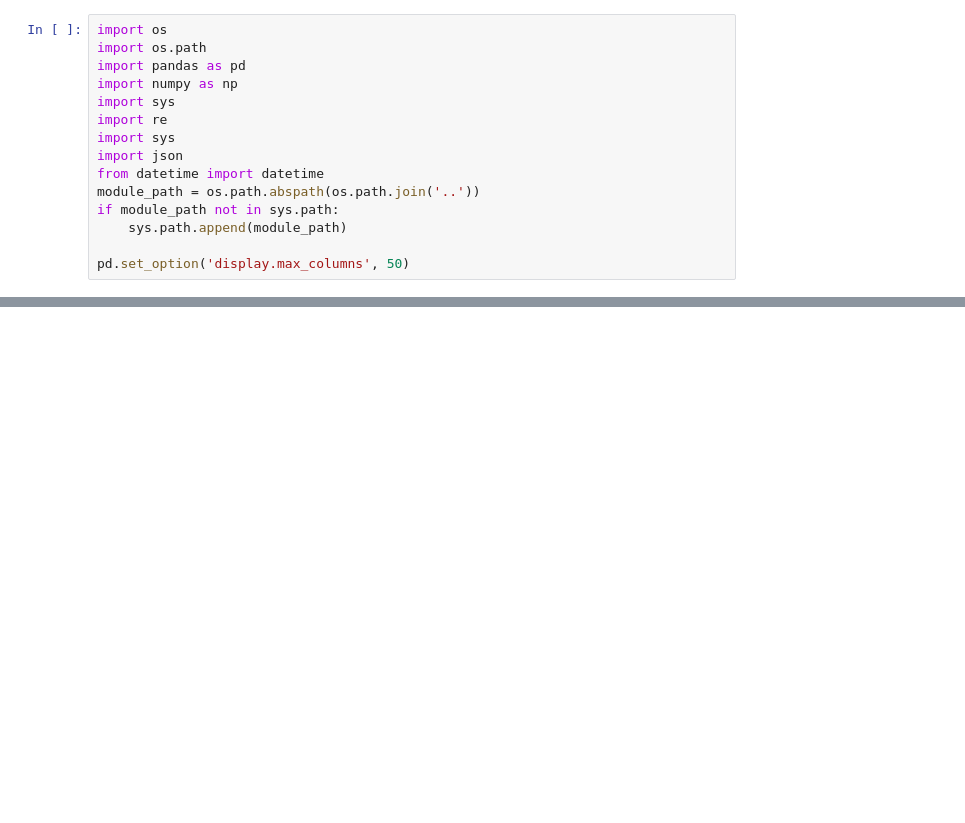
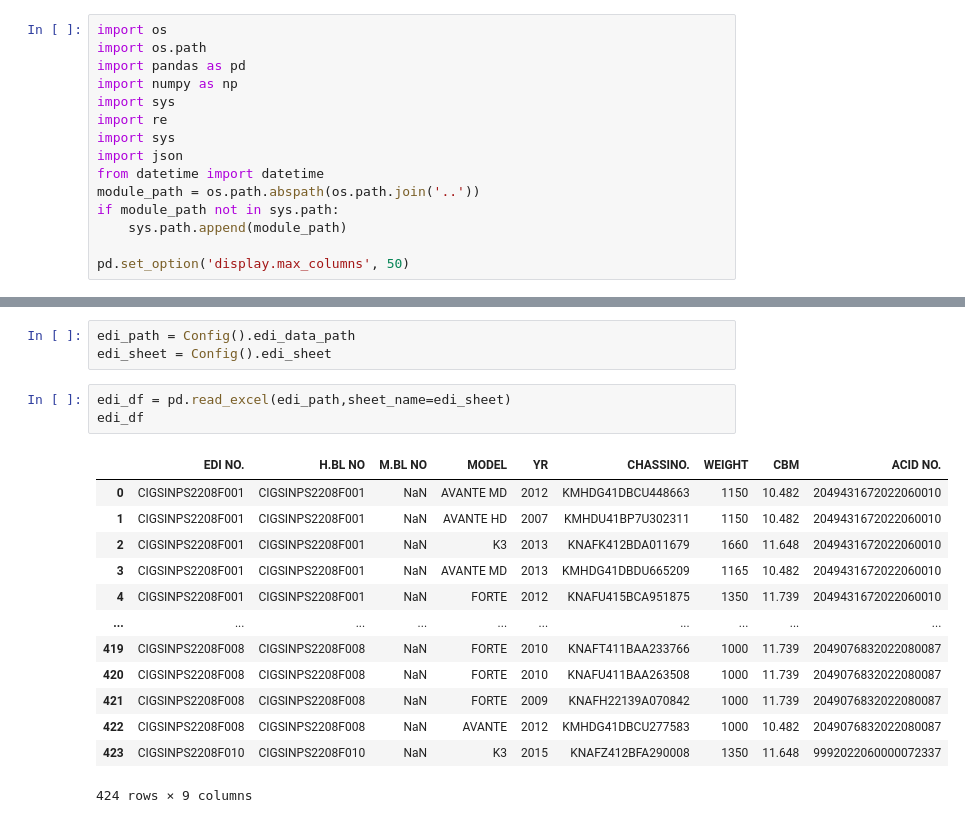
Before and after one commit to Jin-Kwon-Lee/CIG_SCRIPT, a Jupyter notebook: notebook/CIG_total_sheet.ipynb, the cells around one changed output, grey strips where cells are left out. Saved outputs shown, nothing was run; the diff lists cells and outputs as text; blank space fills up the shorter version.

```diff
--- a/notebook/CIG_total_sheet.ipynb
+++ b/notebook/CIG_total_sheet.ipynb
@@ -136,0 +57,20 @@ True True
+# %%
+edi_path = Config().edi_data_path
+edi_sheet = Config().edi_sheet
+# %%
+edi_df = pd.read_excel(edi_path,sheet_name=edi_sheet)
+edi_df
+# %% [output]
+|  | EDI NO. | H.BL NO | M.BL NO | MODEL | YR | CHASSINO. | WEIGHT | CBM | ACID NO. |
+| 0 | CIGSINPS2208F001 | CIGSINPS2208F001 | NaN | AVANTE MD | 2012 | KMHDG41DBCU448663 | 1150 | 10.482 | 2049431672022060010 |
+| 1 | CIGSINPS2208F001 | CIGSINPS2208F001 | NaN | AVANTE HD | 2007 | KMHDU41BP7U302311 | 1150 | 10.482 | 2049431672022060010 |
+| 2 | CIGSINPS2208F001 | CIGSINPS2208F001 | NaN | K3 | 2013 | KNAFK412BDA011679 | 1660 | 11.648 | 2049431672022060010 |
+| 3 | CIGSINPS2208F001 | CIGSINPS2208F001 | NaN | AVANTE MD | 2013 | KMHDG41DBDU665209 | 1165 | 10.482 | 2049431672022060010 |
+| 4 | CIGSINPS2208F001 | CIGSINPS2208F001 | NaN | FORTE | 2012 | KNAFU415BCA951875 | 1350 | 11.739 | 2049431672022060010 |
+| ... | ... | ... | ... | ... | ... | ... | ... | ... | ... |
+| 419 | CIGSINPS2208F008 | CIGSINPS2208F008 | NaN | FORTE | 2010 | KNAFT411BAA233766 | 1000 | 11.739 | 2049076832022080087 |
+| 420 | CIGSINPS2208F008 | CIGSINPS2208F008 | NaN | FORTE | 2010 | KNAFU411BAA263508 | 1000 | 11.739 | 2049076832022080087 |
+| 421 | CIGSINPS2208F008 | CIGSINPS2208F008 | NaN | FORTE | 2009 | KNAFH22139A070842 | 1000 | 11.739 | 2049076832022080087 |
+| 422 | CIGSINPS2208F008 | CIGSINPS2208F008 | NaN | AVANTE | 2012 | KMHDG41DBCU277583 | 1000 | 10.482 | 2049076832022080087 |
+| 423 | CIGSINPS2208F010 | CIGSINPS2208F010 | NaN | K3 | 2015 | KNAFZ412BFA290008 | 1350 | 11.648 | 9992022060000072337 |
+424 rows × 9 columns
```
Also changed, not shown: parts of 14 cells of this notebook, 9 other files.
